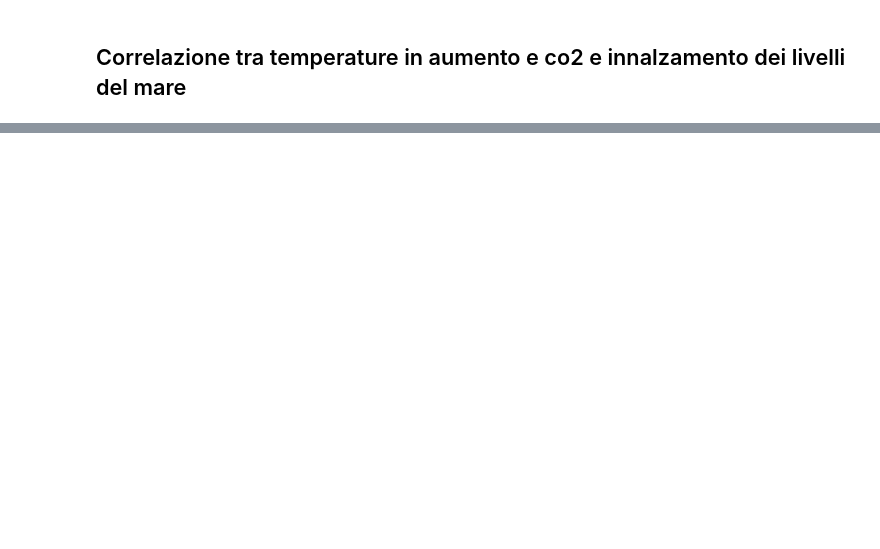
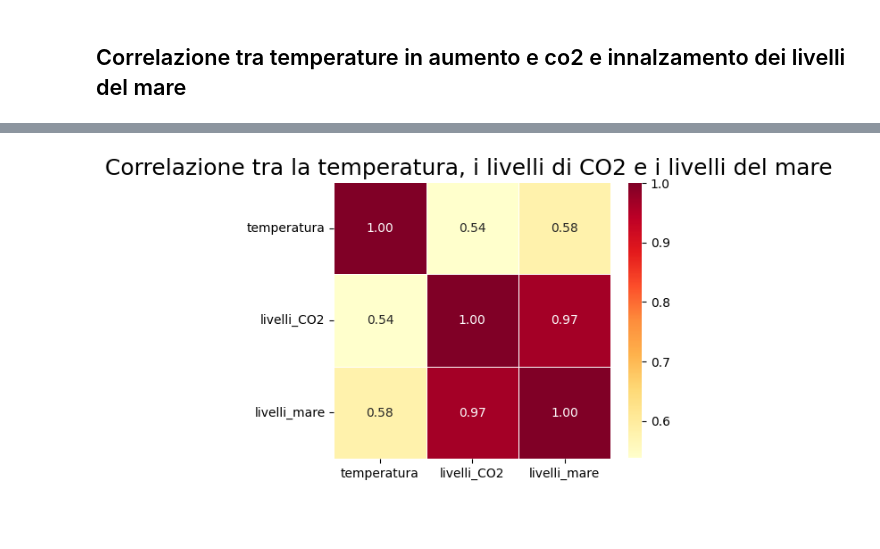
Before and after one commit to ElenaCurti/big-data, a Jupyter notebook: Attivita_03_DataAnalytics/file.ipynb, the cells around one changed output, grey strips where cells are left out. Cells and saved outputs as stored; diff of their text form; code cells hidden in the pictures; blank space fills up the shorter version.

```diff
--- a/Attivita_03_DataAnalytics/file.ipynb
+++ b/Attivita_03_DataAnalytics/file.ipynb
@@ -515,3 +564,15 @@ Dire che anche se 1 grado sembra poco, in realtà è tanto
+# %%
+# Calcolo la correlazione...
+df_corr =  df_correlazione.corr()
+
+# ... e ne disegno la matrice
+plt.figure(figsize=(5,5))
+sns.heatmap(df_corr, square=True, fmt='.2f', linewidths=.5, cmap="YlOrRd", annot=True, cbar_kws={"shrink": 0.8})
+plt.yticks(rotation=0)
+plt.title("Correlazione tra la temperatura, i livelli di CO2 e i livelli del mare ", fontsize=18)
+plt.show()
+# %% [output]
+[figure, added]
 # %%
 # print("len prima =\t", len(df_temperatures))
 # for i in range(1,13):
```
Also changed, not shown: parts of 9 cells of this notebook.
